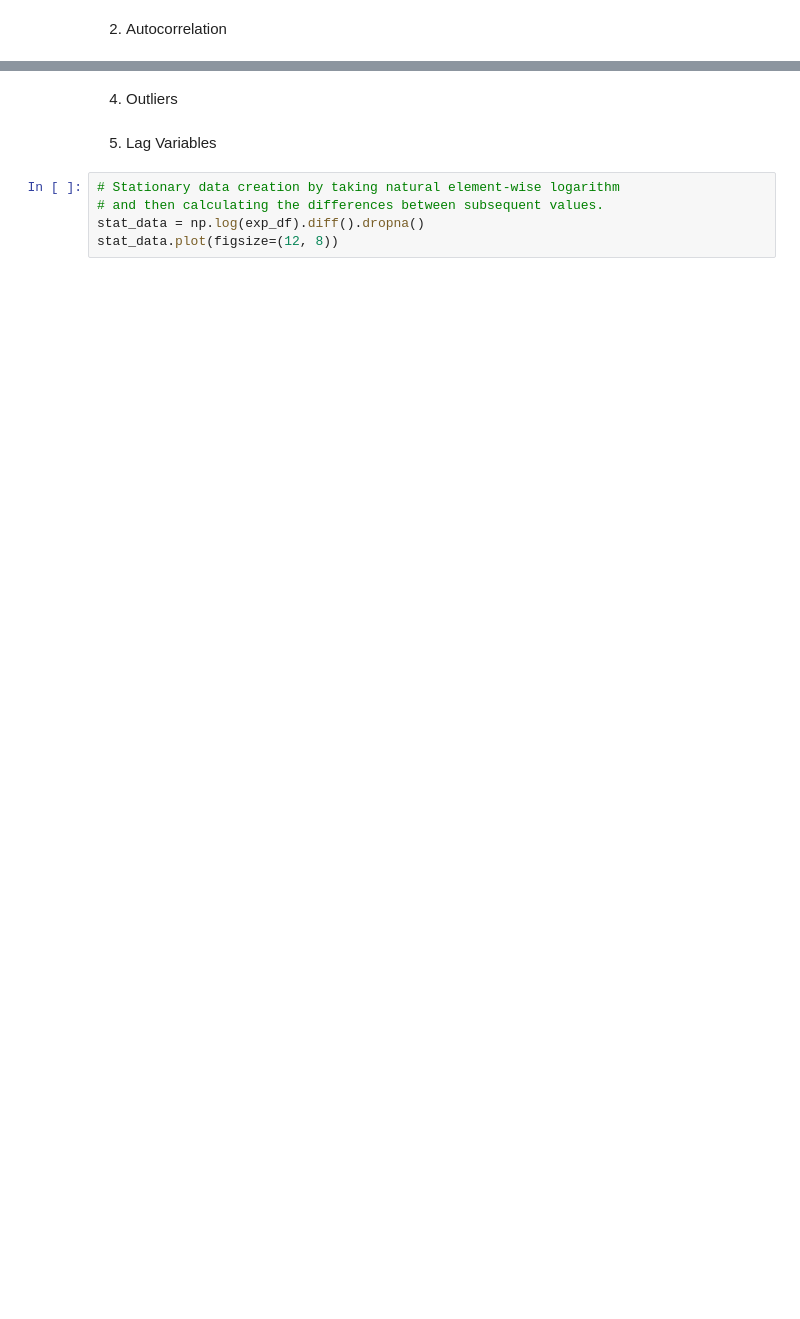
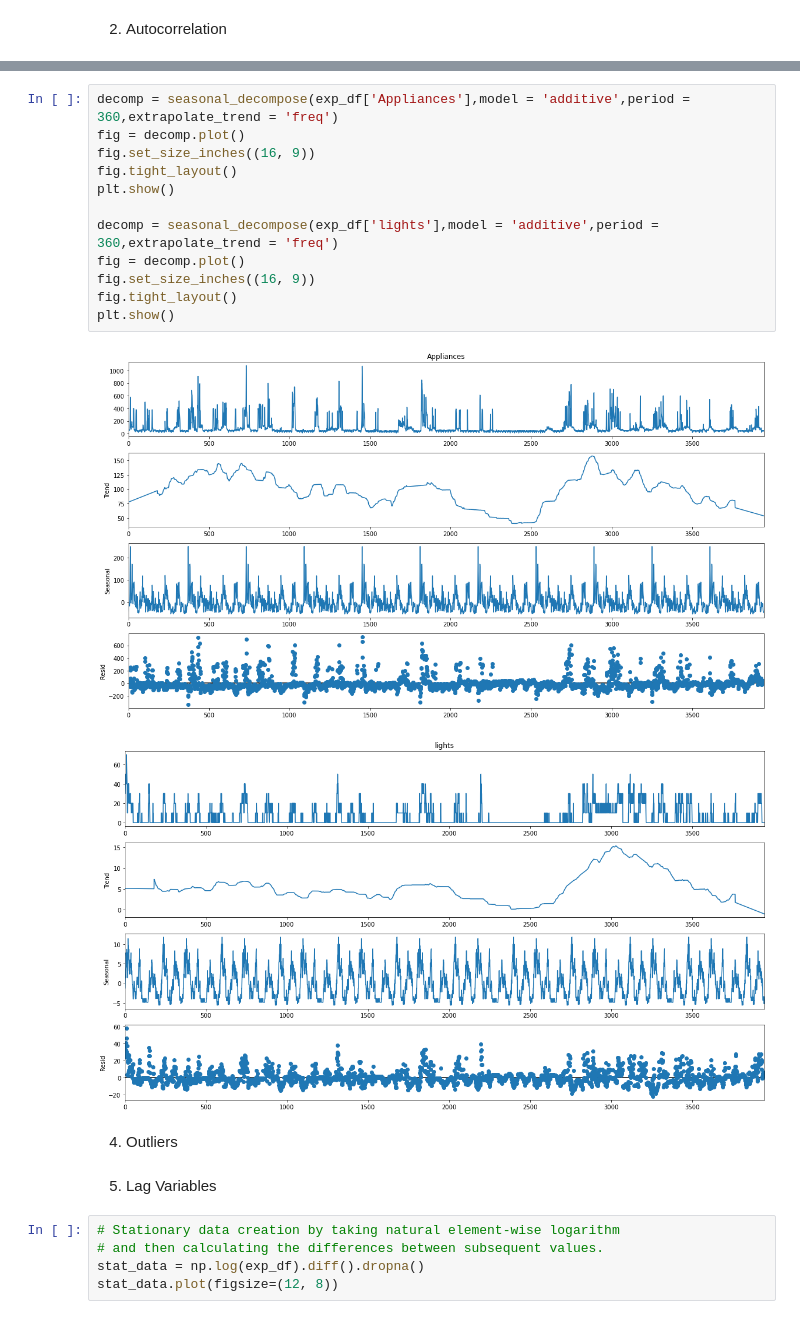
Before and after one commit to parksjr5/Energy_Forecasting, a Jupyter notebook: timeseries_new.ipynb, the cells around one changed output, grey strips where cells are left out. Cells and saved outputs as stored; diff of their text form; blank space fills up the shorter version.

```diff
--- a/timeseries_new.ipynb
+++ b/timeseries_new.ipynb
@@ -201,3 +278,18 @@ No missing values so this does not need to be addressed.
+# %%
+decomp = seasonal_decompose(exp_df['Appliances'],model = 'additive',period = 360,extrapolate_trend = 'freq')
+fig = decomp.plot()
+fig.set_size_inches((16, 9))
+fig.tight_layout()
+plt.show()
+
+decomp = seasonal_decompose(exp_df['lights'],model = 'additive',period = 360,extrapolate_trend = 'freq')
+fig = decomp.plot()
+fig.set_size_inches((16, 9))
+fig.tight_layout()
+plt.show()
+# %% [output]
+[figure, added]
+[figure, added]
 # %% [markdown]
 4. Outliers
 # %% [markdown]
```
Also changed, not shown: parts of 13 cells of this notebook.
